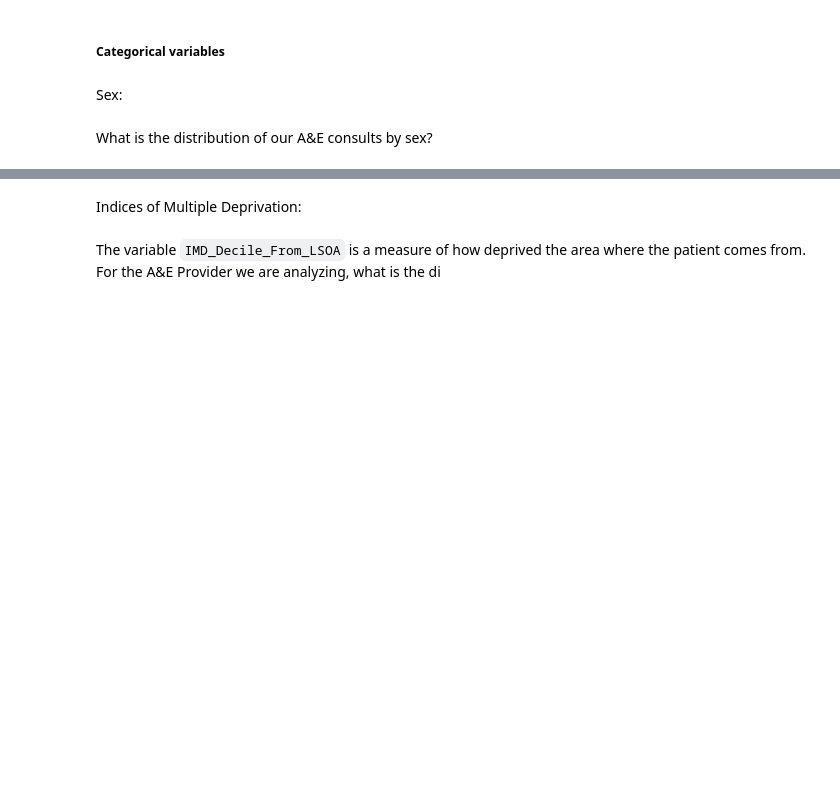
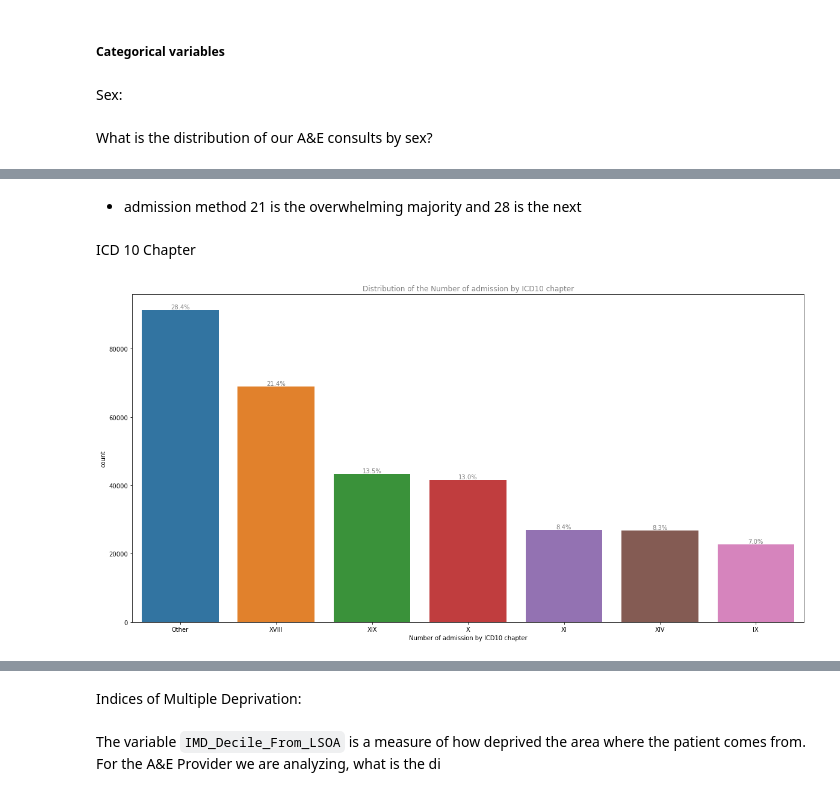
Before and after one commit to biogear13/A-E_admitted_Synthetic_Data, a Jupyter notebook: AandE_admission_EA.ipynb, the cells around one changed output, grey strips where cells are left out. Saved outputs shown, nothing was run; the diff lists cells and outputs as text; code cells hidden in the pictures; blank space fills up the shorter version.

```diff
--- a/AandE_admission_EA.ipynb
+++ b/AandE_admission_EA.ipynb
@@ -484,0 +526,8 @@ create_countplot(aedata_df,'Sex', 'Number of A&E Consult by Sex')
+# %% [markdown]
+* admission method 21 is the overwhelming majority and 28 is the next
+# %% [markdown]
+ICD 10 Chapter
+# %%
+create_countplot(aedata_df,'ICD10_Chapter_Code', 'Number of admission by ICD10 chapter')
+# %% [output]
+[figure, added]
```
Also changed, not shown: parts of 31 cells of this notebook, 1 other file.
